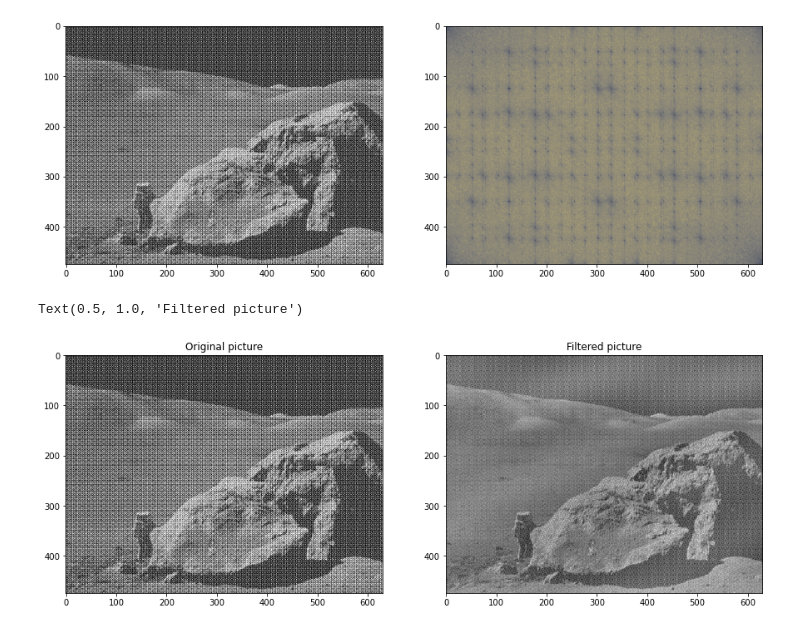
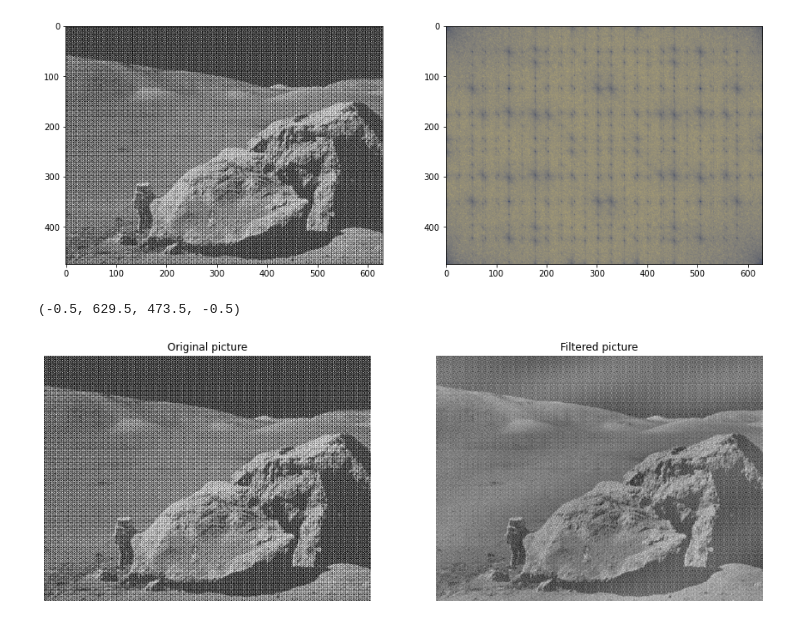
Before and after one commit to aidinattar/LaboratoryOfComputationalPhysics_Y4, a Jupyter notebook: 09ex_algorithms.ipynb, the cells around one changed output. Saved outputs shown, nothing was run; the diff lists cells and outputs as text; code cells hidden in the pictures.

```diff
--- a/09ex_algorithms.ipynb
+++ b/09ex_algorithms.ipynb
@@ -200,11 +213,13 @@ ax[1].imshow(power, cmap='cividis_r', norm=LogNorm(vmin=power.min(), vmax=power.
 # %%
 fig, ax = plt.subplots(nrows=1, ncols=2, figsize=(15,7))
 img_fft[np.abs(img_fft) > 3000] = 0
 img_flt = fftpack.ifft2(img_fft).real
 ax[0].imshow(img, cmap='gray')
 ax[1].imshow(img_flt, cmap='gray')
 ax[0].set_title('Original picture')
 ax[1].set_title('Filtered picture')
+ax[0].axis('off')
+ax[1].axis('off')
 # %% [output]
-Text(0.5, 1.0, 'Filtered picture')
+(-0.5, 629.5, 473.5, -0.5)
-[figure, old version]
+[figure, new version]
```
Also changed, not shown: parts of 5 cells of this notebook, 1 other file.
